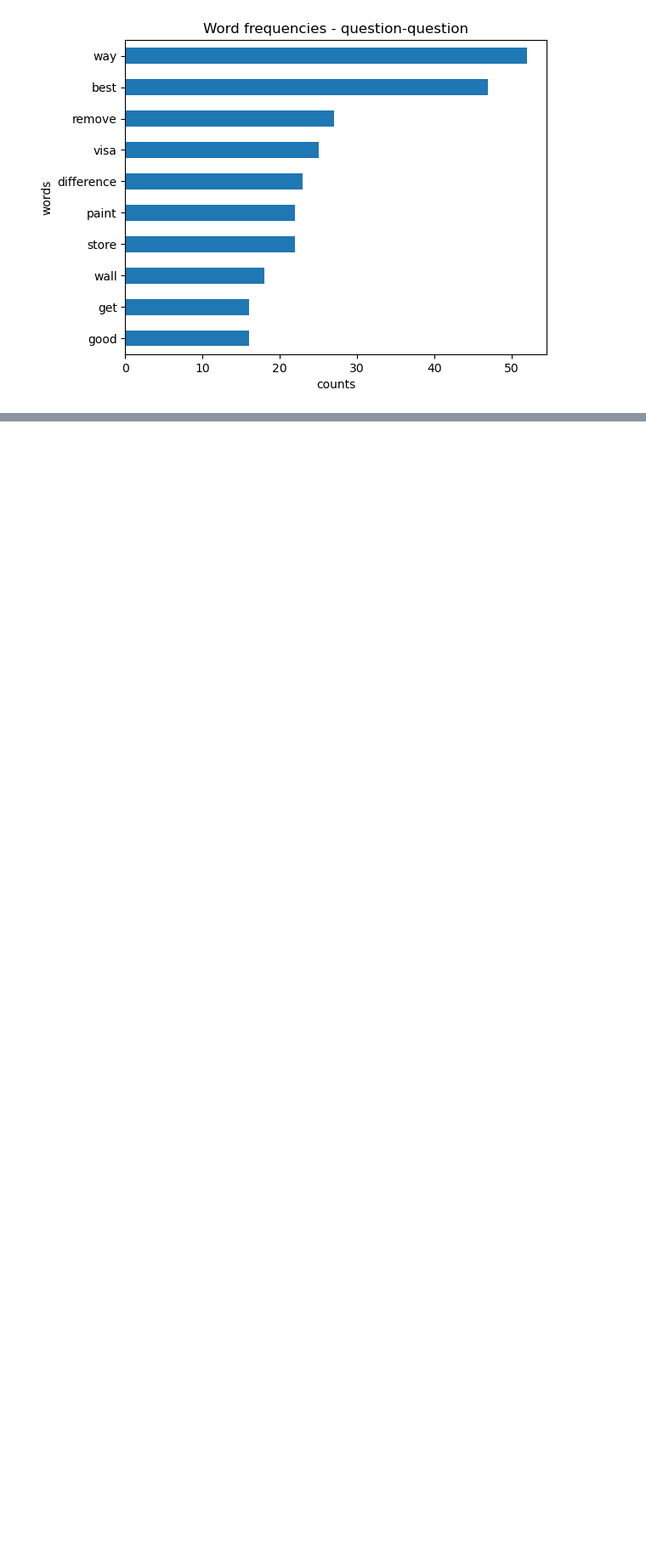
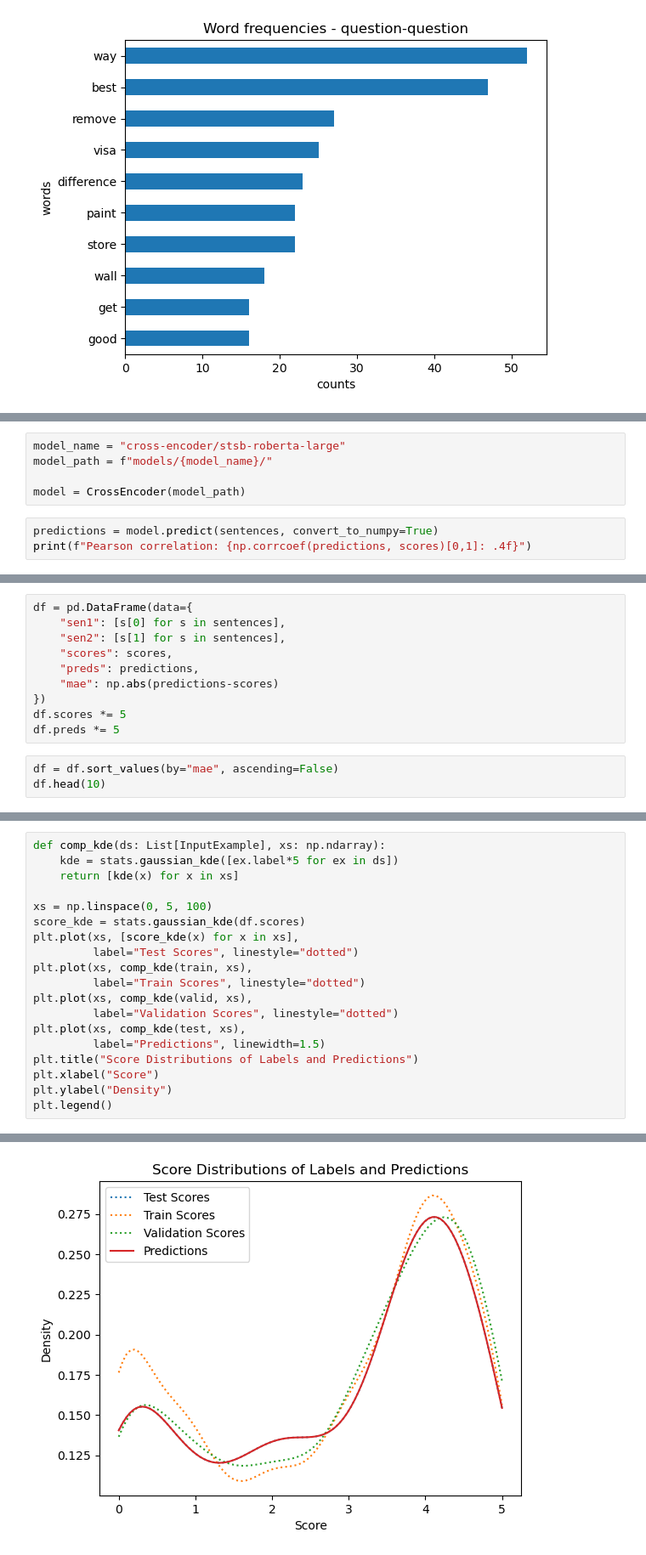
Before and after one commit to nihermann/SemEval-DataAnalytics, a Jupyter notebook: basic_analysis.ipynb, the cells around one changed output, grey strips where cells are left out. Shown at 85% size. Drawn from its saved outputs; the diff is of its cells as text; blank space fills up the shorter version.

```diff
--- a/notebooks/basic_analysis.ipynb
+++ b/basic_analysis.ipynb
@@ -139,0 +364,8 @@ for u in df.file.unique():
+# %%
+model_name = "cross-encoder/stsb-roberta-large"
+model_path = f"models/{model_name}/"
+
+model = CrossEncoder(model_path)
+# %%
+predictions = model.predict(sentences, convert_to_numpy=True)
+print(f"Pearson correlation: {np.corrcoef(predictions, scores)[0,1]: .4f}")
@@ -139,0 +374,13 @@ for u in df.file.unique():
+# %%
+df = pd.DataFrame(data={
+    "sen1": [s[0] for s in sentences],
+    "sen2": [s[1] for s in sentences],
+    "scores": scores,
+    "preds": predictions,
+    "mae": np.abs(predictions-scores)
+})
+df.scores *= 5
+df.preds *= 5
+# %%
+df = df.sort_values(by="mae", ascending=False)
+df.head(10)
@@ -139,0 +399,20 @@ for u in df.file.unique():
+# %%
+def comp_kde(ds: List[InputExample], xs: np.ndarray):
+    kde = stats.gaussian_kde([ex.label*5 for ex in ds])
+    return [kde(x) for x in xs]
+
+xs = np.linspace(0, 5, 100)
+score_kde = stats.gaussian_kde(df.scores)
+plt.plot(xs, [score_kde(x) for x in xs],
+         label="Test Scores", linestyle="dotted")
+plt.plot(xs, comp_kde(train, xs),
+         label="Train Scores", linestyle="dotted")
+plt.plot(xs, comp_kde(valid, xs),
+         label="Validation Scores", linestyle="dotted")
+plt.plot(xs, comp_kde(test, xs),
+         label="Predictions", linewidth=1.5)
+plt.title("Score Distributions of Labels and Predictions")
+plt.xlabel("Score")
+plt.ylabel("Density")
+plt.legend()
+# %% [output]
@@ -139,0 +420 @@ for u in df.file.unique():
+[figure, added]
```
Also changed, not shown: parts of 40 cells of this notebook, 2 other files.
